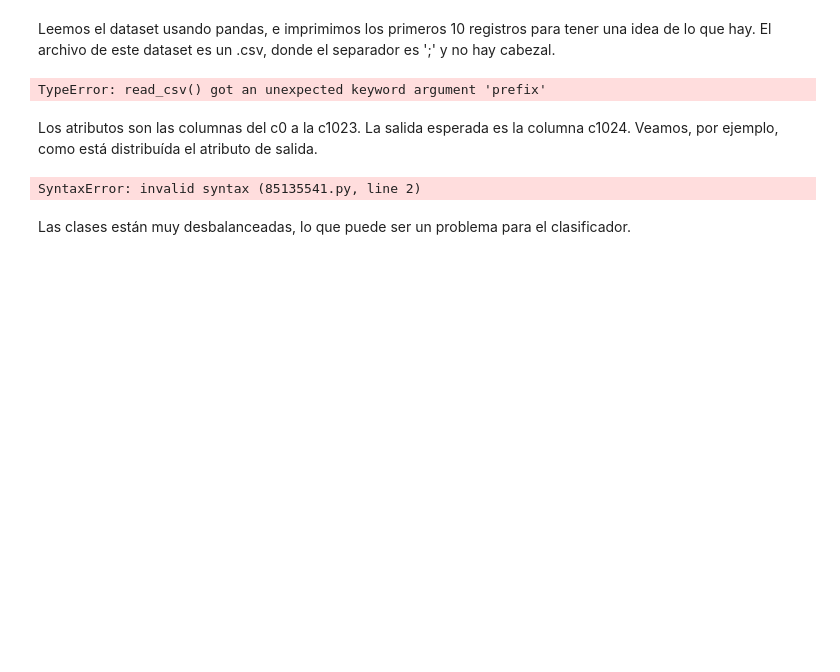
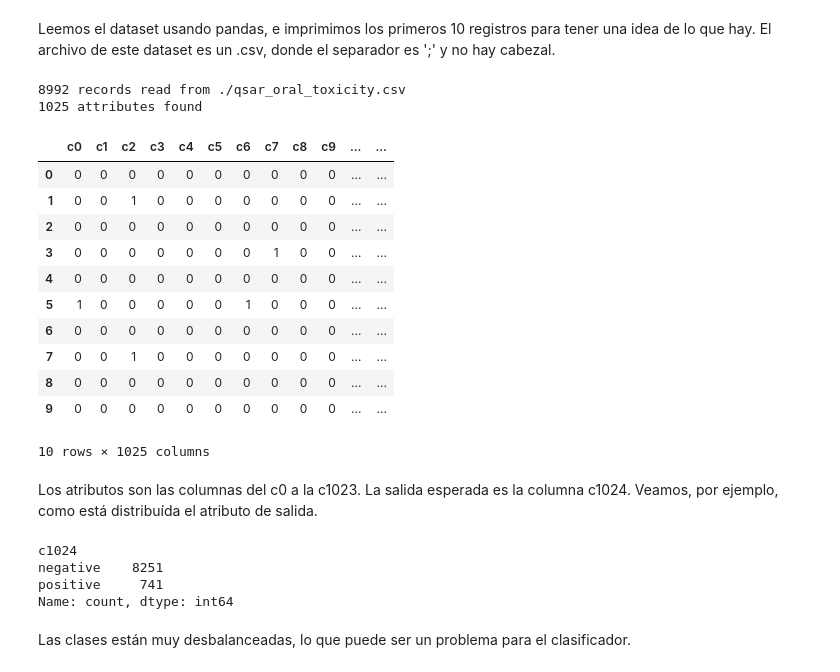
Before and after one commit to santiagoalaniz/fing_aprendaut, a Jupyter notebook: recursos/ejemplos/notebooks/0 - pasos basicos.ipynb, the cells around one changed output. Saved outputs shown, nothing was run; the diff lists cells and outputs as text; code cells hidden in the pictures; blank space fills up the shorter version.

```diff
--- a/recursos/ejemplos/notebooks/0 - pasos basicos.ipynb
+++ b/recursos/ejemplos/notebooks/0 - pasos basicos.ipynb
@@ -15,18 +15,35 @@ DATASET_FILE = './qsar_oral_toxicity.csv'
 # %% [markdown]
 Leemos el dataset usando pandas, e imprimimos los primeros 10 registros para tener una idea de lo que hay. El archivo de este dataset es un .csv, donde el separador es ';' y no hay cabezal.
 # %%
-dataset = pd.read_csv(DATASET_FILE, sep=';', prefix='c', header=None)
+dataset = pd.read_csv(DATASET_FILE, sep=';', header=None)
+dataset.columns = ['c' + str(col) for col in dataset.columns]
 print("{} records read from {}\n{} attributes found".format(dataset.shape[0], DATASET_FILE, dataset.shape[1]))
 dataset.head(10)
 # %% [output]
-TypeError: read_csv() got an unexpected keyword argument 'prefix'
+8992 records read from ./qsar_oral_toxicity.csv
+1025 attributes found
+|  | c0 | c1 | c2 | c3 | c4 | c5 | c6 | c7 | c8 | c9 | ... | ... |
+| 0 | 0 | 0 | 0 | 0 | 0 | 0 | 0 | 0 | 0 | 0 | ... | ... |
+| 1 | 0 | 0 | 1 | 0 | 0 | 0 | 0 | 0 | 0 | 0 | ... | ... |
+| 2 | 0 | 0 | 0 | 0 | 0 | 0 | 0 | 0 | 0 | 0 | ... | ... |
+| 3 | 0 | 0 | 0 | 0 | 0 | 0 | 0 | 1 | 0 | 0 | ... | ... |
+| 4 | 0 | 0 | 0 | 0 | 0 | 0 | 0 | 0 | 0 | 0 | ... | ... |
+| 5 | 1 | 0 | 0 | 0 | 0 | 0 | 1 | 0 | 0 | 0 | ... | ... |
+| 6 | 0 | 0 | 0 | 0 | 0 | 0 | 0 | 0 | 0 | 0 | ... | ... |
+| 7 | 0 | 0 | 1 | 0 | 0 | 0 | 0 | 0 | 0 | 0 | ... | ... |
+| 8 | 0 | 0 | 0 | 0 | 0 | 0 | 0 | 0 | 0 | 0 | ... | ... |
+| 9 | 0 | 0 | 0 | 0 | 0 | 0 | 0 | 0 | 0 | 0 | ... | ... |
+10 rows × 1025 columns
 # %% [markdown]
 Los atributos son las columnas del c0 a la c1023. La salida esperada es la columna c1024.
 Veamos, por ejemplo, como está distribuída el atributo de salida.
 # %%
 dataset.c1024.value_counts()
 # %% [output]
-SyntaxError: invalid syntax (85135541.py, line 2)
+c1024
+negative    8251
+positive     741
+Name: count, dtype: int64
 # %% [markdown]
 Las clases están muy desbalanceadas, lo que puede ser un problema para el clasificador.
 # %% [markdown]
```
Also changed, not shown: parts of 4 cells of this notebook.
